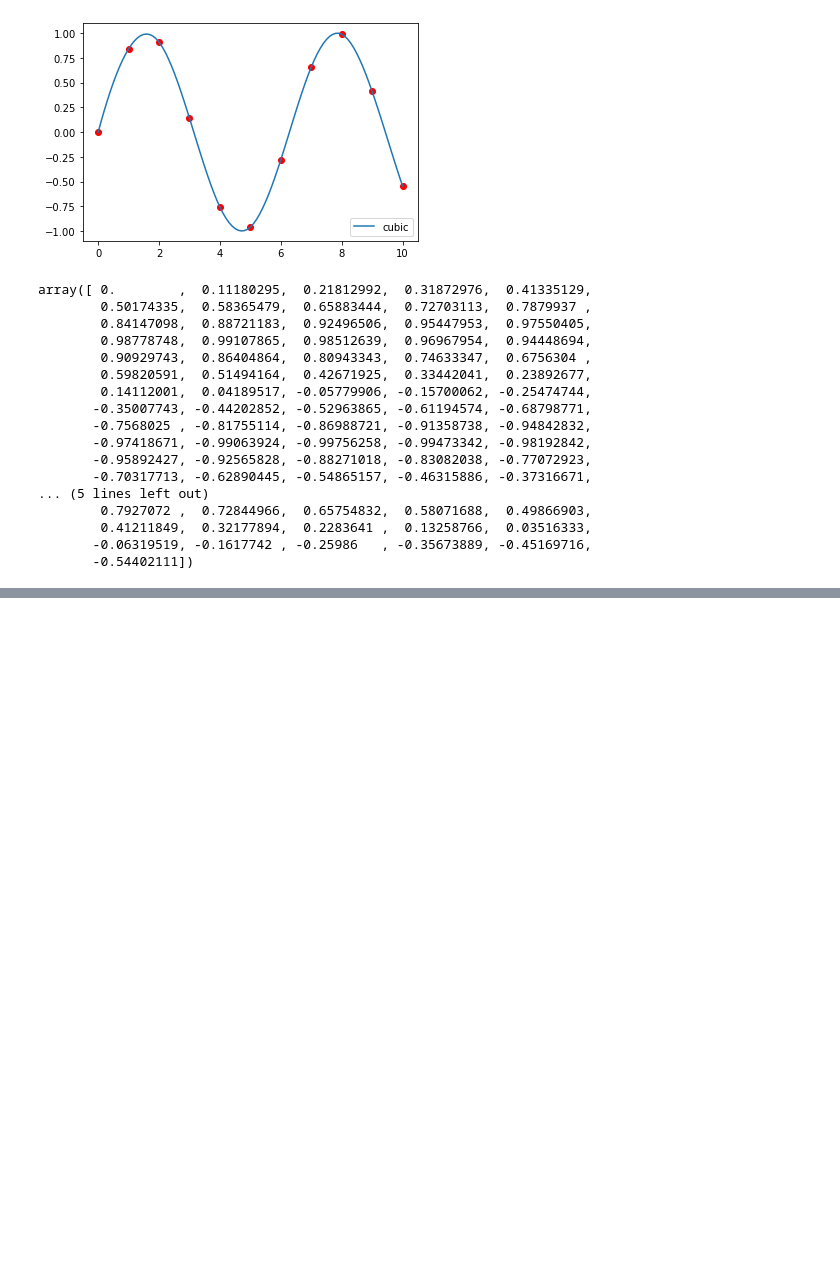
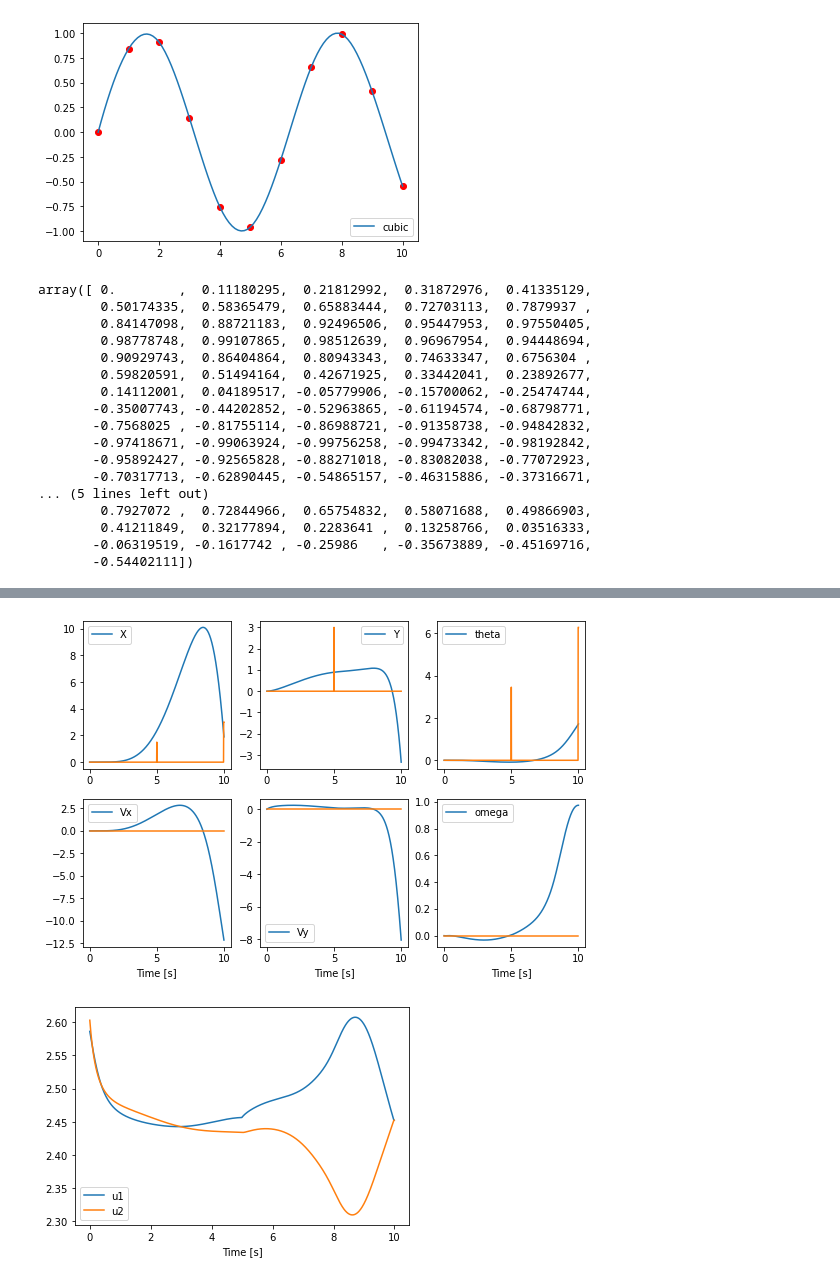
Before and after one commit to ElderWanng/RLproject, a Jupyter notebook: final.ipynb, the cells around one changed output, grey strips where cells are left out. Saved outputs shown, nothing was run; the diff lists cells and outputs as text; code cells hidden in the pictures; blank space fills up the shorter version.

```diff
--- a/final.ipynb
+++ b/final.ipynb
@@ -45,0 +311,14 @@ array([ 0.        ,  0.11180295,  0.21812992,  0.31872976,  0.41335129,
+# %%
+
+ilqr_traj_ctrl = iLQR_Track_Controller(R=.01, dt=0.01)
+ilqr_traj_ctrl.build_iLQR_tracking(ref_traj, weight_mats, robot)
+x0 = ref_traj[0]
+res = ilqr_traj_ctrl.get_rule(x0, u_init,n_itrs = 200, tol = 1)
+x_array = res["x_array_opt"]
+u_array = res["u_array_opt"]
+k_array = res["k_array_opt"]
+K_array = res["K_array_opt"]
+def ilqr_controller(state,i):
+    ut = K_array[i].dot(state-x_array[i]) + k_array[i] + u_array[i]
+    return ut.T
+t, state, u = robot.simulate(z0,ilqr_controller, horizon_length, disturbance = False)
@@ -45,0 +343,47 @@ array([ 0.        ,  0.11180295,  0.21812992,  0.31872976,  0.41335129,
+# %%
+
+
+
+# we can plot the results
+plt.figure(figsize=[9,6])
+
+plt.subplot(2,3,1)
+plt.plot(t, state[0,:])
+plt.plot(t, state_desired[0,:])
+plt.legend(['X'])
+
+plt.subplot(2,3,2)
+plt.plot(t, state[2,:])
+plt.plot(t, state_desired[2,:])
+plt.legend(['Y'])
+
+plt.subplot(2,3,3)
+plt.plot(t, state[4,:])
+plt.plot(t, state_desired[4,:])
+plt.legend(["theta"])
+
+plt.subplot(2,3,4)
+plt.plot(t, state[1,:])
+plt.plot(t, state_desired[1,:])
+plt.legend(['Vx'])
+plt.xlabel('Time [s]')
+
+plt.subplot(2,3,5)
+plt.plot(t, state[3,:])
+plt.plot(t, state_desired[3,:])
+plt.legend(['Vy'])
+plt.xlabel('Time [s]')
+
+plt.subplot(2,3,6)
+plt.plot(t, state[5,:])
+plt.plot(t, state_desired[5,:])
+plt.legend(['omega'])
+plt.xlabel('Time [s]')
+
+# we can also plot the control
+plt.figure()
+plt.plot(t[:-1], u.T)
+plt.legend(['u1', 'u2'])
+plt.xlabel('Time [s]')
+robot.animate_robot(state,u)
+# %% [output]
@@ -45,0 +391,2 @@ array([ 0.        ,  0.11180295,  0.21812992,  0.31872976,  0.41335129,
+[figure, added]
+[figure, added]
```
Also changed, not shown: parts of 5 cells of this notebook, 12 other files.
